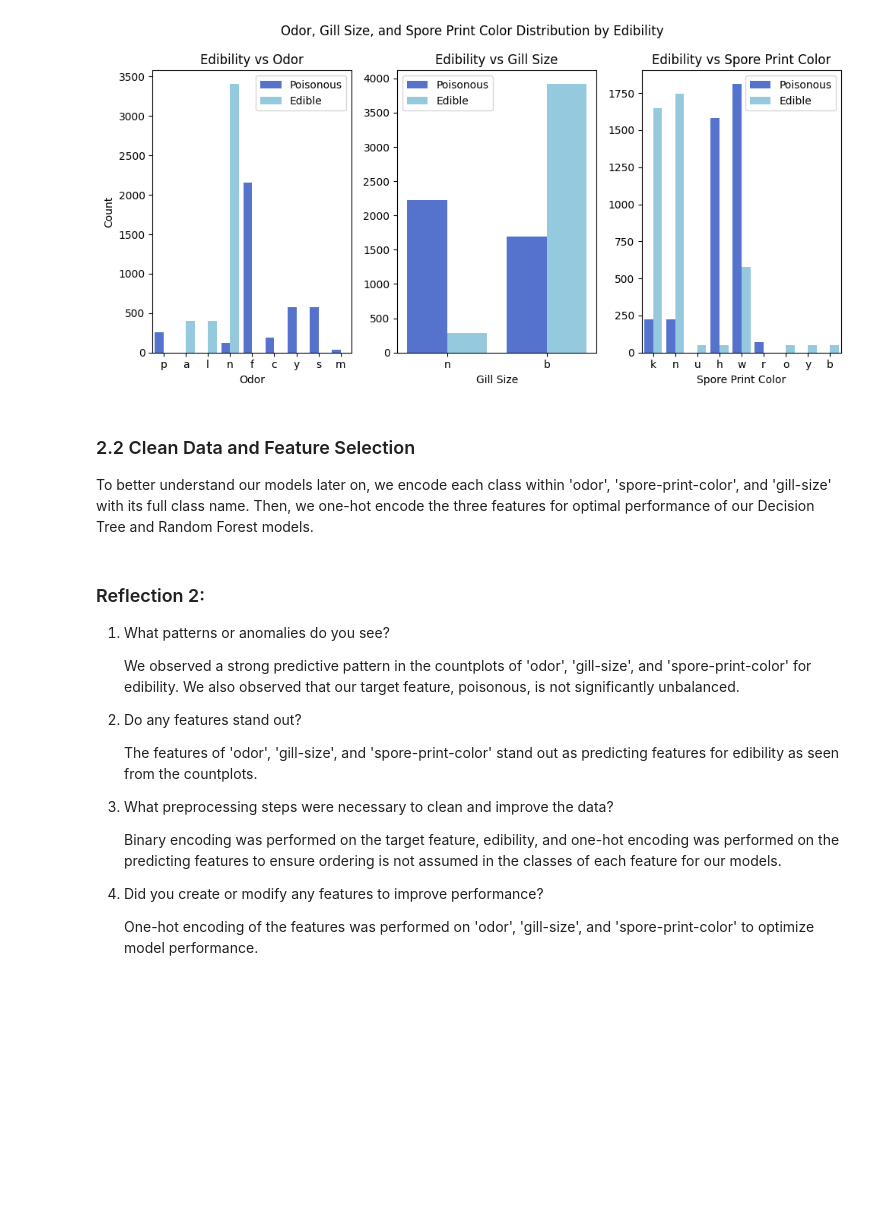
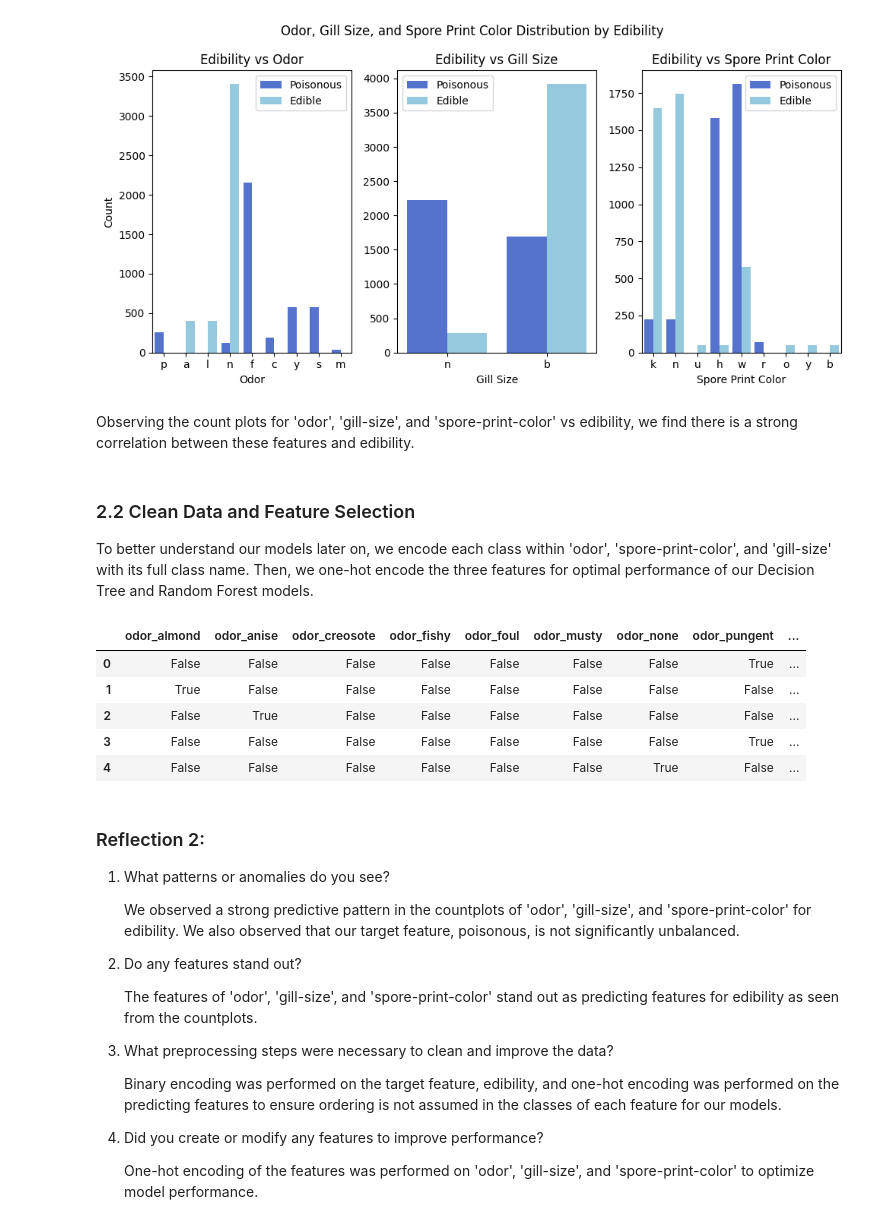
Before and after one commit to JfromNWMS/applied-ml-jordan, a Jupyter notebook: notebooks/Midterm/ml_midterm_joran.ipynb, the cells around one changed output. Drawn from its saved outputs; the diff is of its cells as text; code cells hidden in the pictures; blank space fills up the shorter version.

```diff
--- a/notebooks/Midterm/ml_midterm_joran.ipynb
+++ b/notebooks/Midterm/ml_midterm_joran.ipynb
@@ -150,25 +150,36 @@ plt.tight_layout()
 plt.show()
 # %% [output]
 [figure]
+# %% [markdown]
+Observing the count plots for 'odor', 'gill-size', and 'spore-print-color' vs edibility, we find there is a strong correlation between these features and edibility.
 # %% [markdown]
 ### 2.2 Clean Data and Feature Selection
 
 To better understand our models later on, we encode each class within 'odor', 'spore-print-color', and 'gill-size' with its full class name.  Then, we one-hot encode the three features for optimal performance of our Decision Tree and Random Forest models.
 # %%
+# Declare features to one-hot encode
+features_pred: list = ["odor", "spore-print-color", "gill-size"]
 # Declare dictionary of full class names for each class
 class_names: dict = {
     "odor": {"a": "almond", "l": "anise", "c": "creosote", "y": "fishy", "f": "foul",
              "m": "musty", "n": "none", "p": "pungent", "s": "spicy"},
     "spore-print-color": {"k": "black", "n": "brown", "b": "buff", "h": "chocolate", "r": "green",
                           "o": "orange", "u": "purple", "w": "white", "y": "yellow"},
     "gill-size": {"b": "broad", "n": "narrow"}
 }
-
-features_pred: list = ["odor", "spore-print-color", "gill-size"]
 # Encode classes of each feature and one-hot encode each feature
 X_encoded = pd.get_dummies(mushroom_df[features_pred].replace(class_names), columns = features_pred)
 # Numericaly encode target feature
 y_encoded = mushroom_df["poisonous"].map({"p": 1, "e": 0})
+
+X_encoded.head()
+# %% [output]
+|  | odor_almond | odor_anise | odor_creosote | odor_fishy | odor_foul | odor_musty | odor_none | odor_pungent | ... |
+| 0 | False | False | False | False | False | False | False | True | ... |
+| 1 | True | False | False | False | False | False | False | False | ... |
+| 2 | False | True | False | False | False | False | False | False | ... |
+| 3 | False | False | False | False | False | False | False | True | ... |
+| 4 | False | False | False | False | False | False | True | False | ... |
 # %% [markdown]
 ### Reflection 2:
 
```
Also changed, not shown: parts of 2 cells of this notebook, 1 other file.
